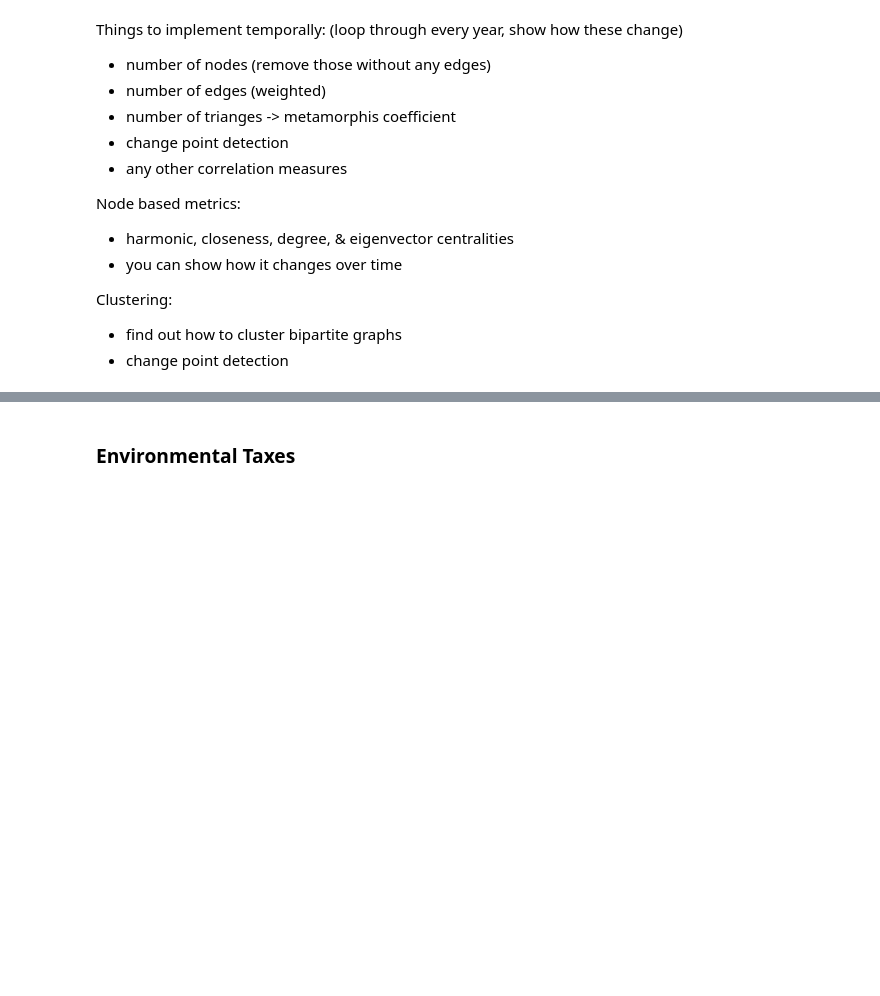
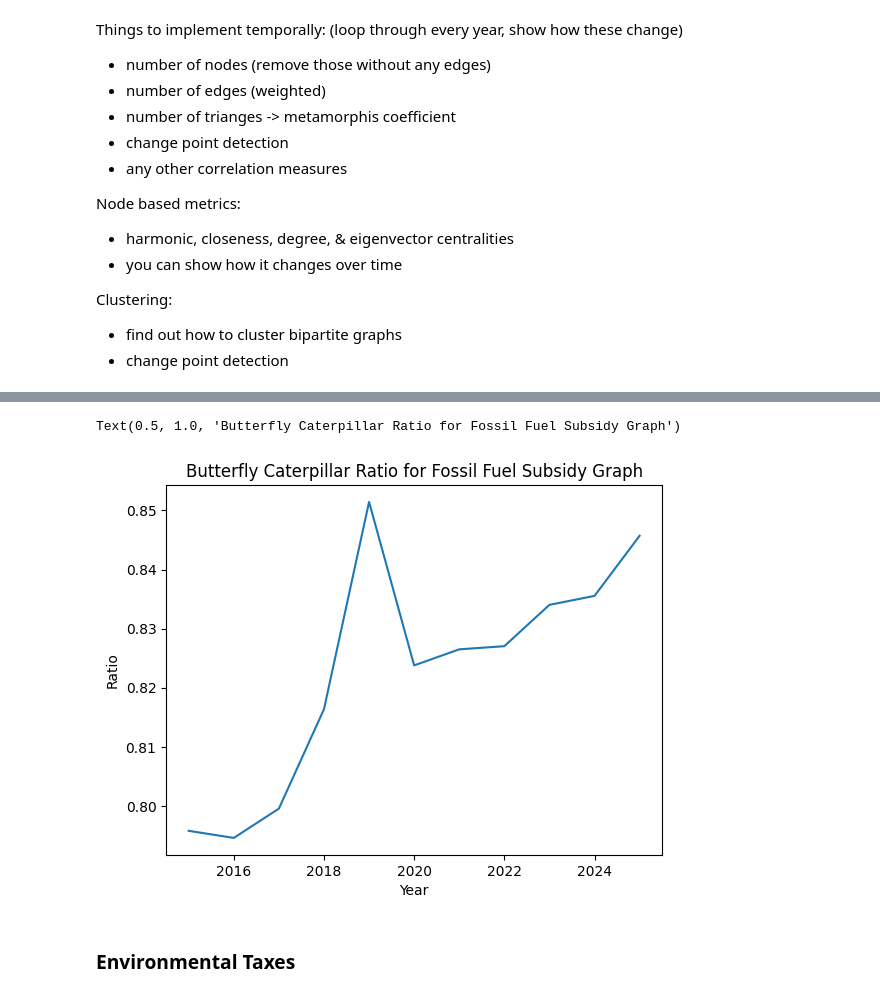
Before and after one commit to SiddharthEngineer23/CC_NA, a Jupyter notebook: main.ipynb, the cells around one changed output, grey strips where cells are left out. Drawn from its saved outputs; the diff is of its cells as text; code cells hidden in the pictures; blank space fills up the shorter version.

```diff
--- a/main.ipynb
+++ b/main.ipynb
@@ -223,0 +193,17 @@ Clustering:
+# %%
+df_temp = subsidy[subsidy.Unit == "Percent of GDP"]
+df_temp.set_index(["ISO2", "CTS_Code"], inplace = True)
+dict = {}
+
+for year in subsidy.columns[9:]:
+    edge_list = []
+    for country in country_nodes:
+        subset = df_temp.loc[country]
+        for policy_code in subset.index:
+            weight = subset.loc[policy_code][year]
+            if weight > 0:
+                edge = (country, policy_code, weight)
+                edge_list.append(edge)
+    dict[int(year[1:])] = edge_list
+
+S.add_weighted_edges_from(edge_list)
@@ -223,0 +218,9 @@ Clustering:
+# %%
+results = []
+years = [int(year[1:]) for year in subsidy.columns[9:]]
+for year in years:
+    S.remove_edges_from(S.edges)
+    S.add_weighted_edges_from(dict[year])
+    results.append({"Year": year, "Countries": country_count(S, country_nodes), "Edges": S.number_of_edges(), "Butterflies": butterflies(S),\
+                    "Caterpillars": caterpillars(S), "Ratio": 4 * butterflies(S) / caterpillars(S)})
+subsidy_time = pd.DataFrame(results)
@@ -224,3 +242,11 @@ Clustering:
+# %%
+plt.plot(subsidy_time.Year, subsidy_time.Ratio)
+plt.xlabel('Year')
+plt.ylabel('Ratio')
+plt.title('Butterfly Caterpillar Ratio for Fossil Fuel Subsidy Graph')
+# %% [output]
+Text(0.5, 1.0, 'Butterfly Caterpillar Ratio for Fossil Fuel Subsidy Graph')
+[figure, added]
 # %% [markdown]
 ### Environmental Taxes
 # %% [markdown]
```
Also changed, not shown: parts of 36 cells of this notebook, 1 other file.
